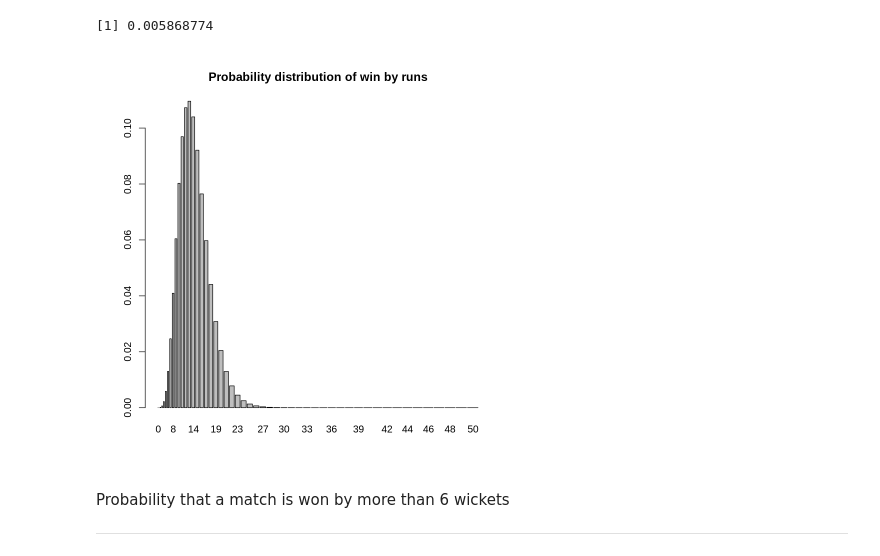
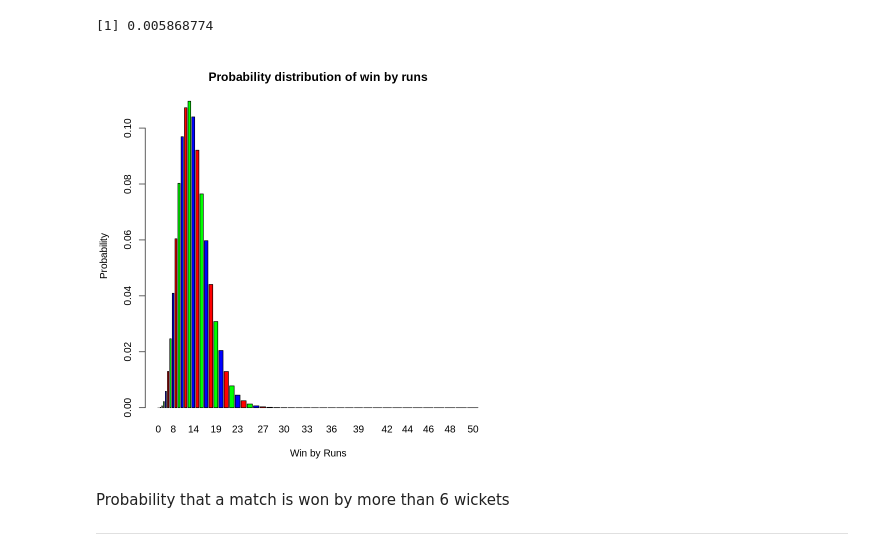
Before and after one commit to Abhishek4848/IPL-Match-Analysis, a Jupyter notebook: IPL_Analysis.ipynb, the cells around one changed output. Cells and saved outputs as stored; diff of their text form; code cells hidden in the pictures.

```diff
--- a/IPL_Analysis.ipynb
+++ b/IPL_Analysis.ipynb
@@ -31,7 +33,9 @@ Installing package into ‘/usr/local/lib/R/site-library’
 ## Fixing Inconsistencies
 # %%
 df$winner[df$winner=="Rising Pune Supergiant"] = "Rising Pune Supergiants"
-df$winner[df$toss_winner=="Rising Pune Supergiant"] = "Rising Pune Supergiants"
+df$toss_winner[df$toss_winner=="Rising Pune Supergiant"] = "Rising Pune Supergiants"
+df$team1[df$team1=="Rising Pune Supergiant"] = "Rising Pune Supergiants"
+df$team2[df$team2=="Rising Pune Supergiant"] = "Rising Pune Supergiants"
 df$city[df$city=="Bengaluru"] = "Bangalore"
 # %% [markdown]
 ## Displaying the top 5 and the bottom 5 records of the data frame
@@ -382,9 +480,9 @@ dpois(5,mean_win_runs)
 [1] 0.005868774
 # %%
 bar = dpois(c(0:50),mean_win_runs)
-barplot(bar,c(0:50),names.arg=c(0:50),main="Probability distribution of win by runs")
+barplot(bar,c(0:50),names.arg=c(0:50),main="Probability distribution of win by runs",col=c("red","green","blue"),xlab = "Win by Runs",ylab = "Probability")
 # %% [output]
-[figure, old version]
+[figure, new version]
 # %% [markdown]
 Probability that a match is won by more than 6 wickets
 
```
Also changed, not shown: parts of 41 cells of this notebook.
